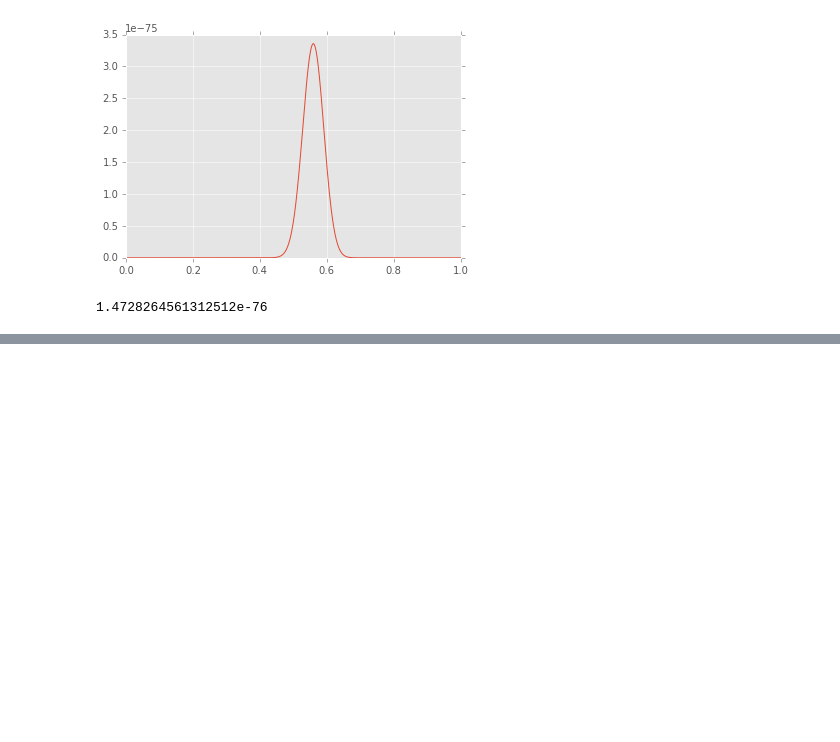
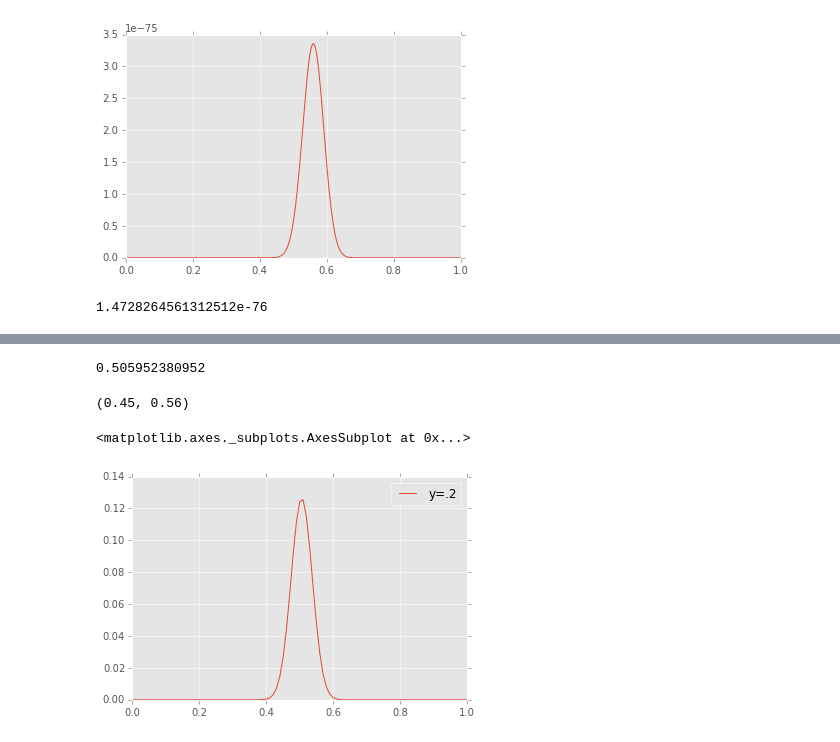
Before and after one commit to doolingdavid/ThinkBayes, a Jupyter notebook: code/newnotes.ipynb, the cells around one changed output, grey strips where cells are left out. Cells and saved outputs as stored; diff of their text form; code cells hidden in the pictures; blank space fills up the shorter version.

```diff
--- a/code/newnotes.ipynb
+++ b/code/newnotes.ipynb
@@ -2228,0 +2251,16 @@ wtf['for mean'].mean()
+# %%
+from thinkbayes import Beta
+
+class betay(Beta):
+
+    def __init__(self, alpha=1, beta=1,y=.25):
+        self.alpha = alpha
+        self.beta = beta
+        self.y = y
+
+    def Update(self, data):
+        heads, tails = data
+        self.alpha += (1-self.y)*heads + self.y*tails
+        self.beta += (1-self.y)*tails + self.y*heads
+# %%
+betaboo = betay(y=.45)
@@ -2228,0 +2269,15 @@ wtf['for mean'].mean()
+# %%
+print betaboo.Mean()
+# %% [output]
+0.505952380952
+# %%
+pmfbetaboo = betaboo.MakePmf()
+# %%
+pmfbetaboo.CredibleInterval(90)
+# %% [output]
+(0.45, 0.56)
+# %%
+pd.DataFrame({'y=.2':list(pmfbetaboo.Render()[1])}, index=list(pmfbetaboo.Render()[0])).plot()
+# %% [output]
+<matplotlib.axes._subplots.AxesSubplot at 0x...>
+[figure, added]
```
Also changed, not shown: parts of 3 cells of this notebook.
